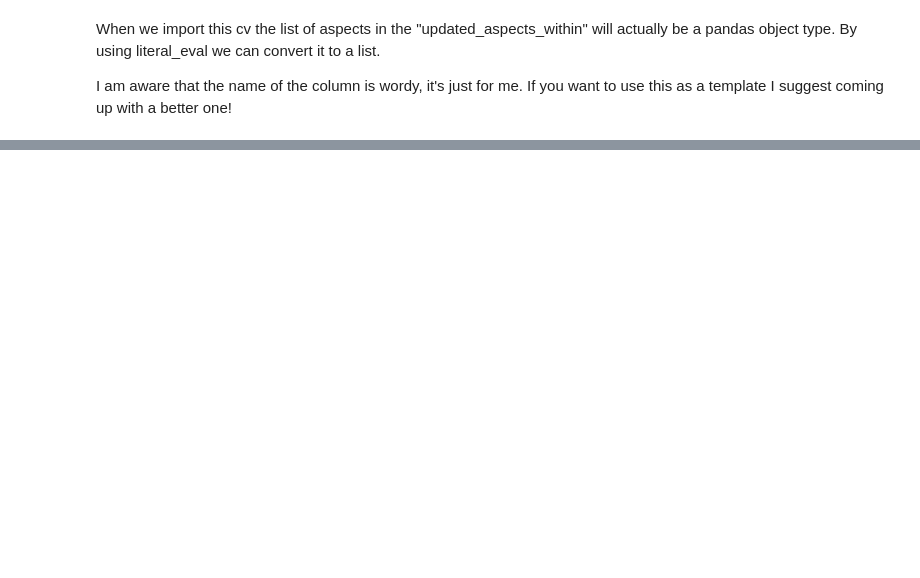
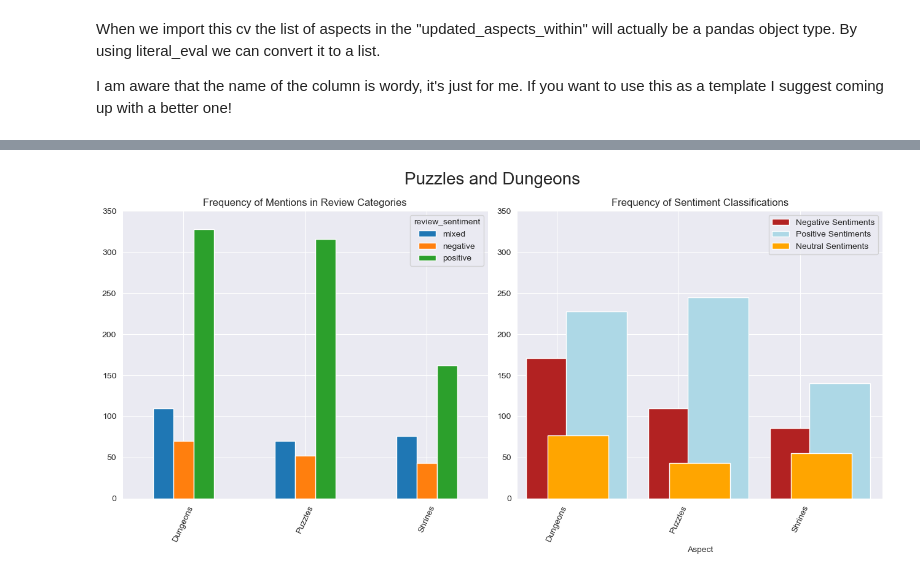
Before and after one commit to Ryan-Patel/TearsOfTheKingdom, a Jupyter notebook: TOTK_Aspect_sentiment_analysis.ipynb, the cells around one changed output, grey strips where cells are left out. Drawn from its saved outputs; the diff is of its cells as text; code cells hidden in the pictures; blank space fills up the shorter version.

```diff
--- a/TOTK_Aspect_sentiment_analysis.ipynb
+++ b/TOTK_Aspect_sentiment_analysis.ipynb
@@ -569,0 +611,9 @@ When it comes to user reviews we have to acknowlege a few things:
+# %%
+fig, ax = plt.subplots(1,2,figsize=(13,6.5))
+fig.suptitle('Puzzles and Dungeons', fontsize = 20)
+elem, i, title = aggregated_aspects[3]
+sentiment_proportions(aspect_sentiment_df,totk_reviews_wa,elem, i, title)
+
+plt.tight_layout();
+# %% [output]
+[figure, added]
```
Also changed, not shown: parts of 66 cells of this notebook.
